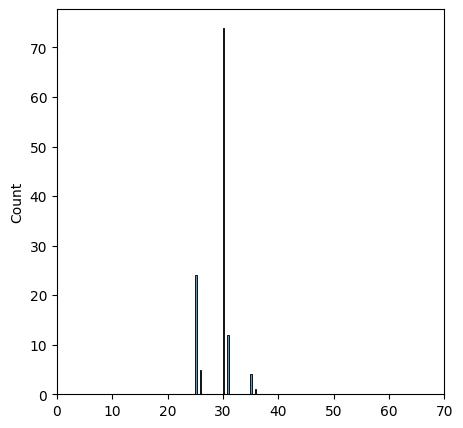
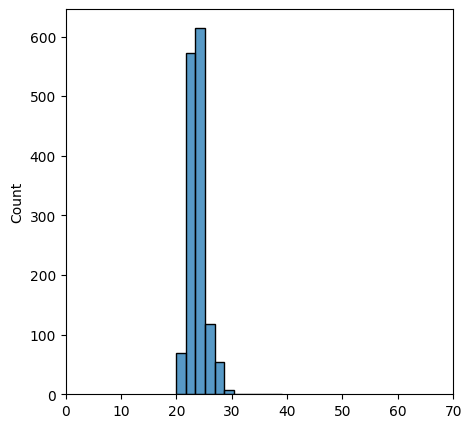
The notebook cell's code change between the first figure and the second:
--- before
+++ after
@@ -5,89 +5,6 @@
 from scipy.ndimage import binary_opening
 
-def _odd_kernel(samples: int) -> int:
-    k = int(max(1, samples))
-    return k if k % 2 == 1 else k + 1
-
-def hampel_filter(x, fs, window_ms=20.0, n_sigmas=3.0):
-    """
-    Robust outlier replace: replace spikes deviating > n_sigmas * (1.4826*MAD)
-    from the local median within a window. Returns (y, outlier_idx).
-    """
-    x = np.asarray(x).astype(float)
-    k = _odd_kernel(round(window_ms * fs / 1000.0))
-    half = k // 2
-    # Pad at edges to keep length
-    padded = np.pad(x, (half, half), mode='edge')
-    windows = sliding_window_view(padded, k)  # shape (N, k)
-    med = np.median(windows, axis=1)
-    mad = np.median(np.abs(windows - med[:, None]), axis=1)
-    sigma = 1.4826 * mad  # convert MAD to robust sigma
-    outliers = np.abs(x - med) > (n_sigmas * np.maximum(sigma, 1e-12))
-    y = x.copy()
-    y[outliers] = med[outliers]
-    return y, np.flatnonzero(outliers)
-
-def median_denoise(x, fs, window_ms=9.0):
-    """
-    Median filter denoising with an odd kernel derived from window_ms.
-    """
-    x = np.asarray(x).astype(float)
-    k = _odd_kernel(round(window_ms * fs / 1000.0))
-    return medfilt(x, kernel_size=k)
-
-def remove_short_nonzero_runs(x, fs, glitch_max_ms=10.0, amp_thresh=0.0):
-    """
-    Morphological opening on a binary mask of |x| > amp_thresh to erase
-    nonzero runs shorter than glitch_max_ms. Returns (y, removed_idx).
-    """
-    x = np.asarray(x).astype(float)
-    mask = np.abs(x) > amp_thresh
-    se_len = max(1, int(round(glitch_max_ms * fs / 1000.0)))
-    structure = np.ones(se_len, dtype=bool)
-    opened = binary_opening(mask, structure=structure)
-    removed = mask & (~opened)  # short runs removed by opening
-    y = x.copy()
-    y[removed] = 0.0
-    return y, np.flatnonzero(removed)
-
-def clean_signal(
-    x, fs,
-    method="hampel",
-    glitch_max_ms=10.0,
-    gap_ms=300.0,
-    pulse_ms=500.0,
-    n_sigmas=3.0,
-    window_ms=None,
-    amp_thresh=0.0
-):
-    """
-    Wrapper choosing a cleaning strategy:
-      - method='hampel': robust outlier replacement
-      - method='median': median filter
-      - method='morph': remove short nonzero runs via morphology
-    If window_ms is None, it is set based on glitch_max_ms.
-    """
-    if window_ms is None:
-        window_ms = max(3.0, float(glitch_max_ms))  # small window targeting glitches
-
-    if method.lower() == "hampel":
-        y, idx = hampel_filter(x, fs, window_ms=window_ms, n_sigmas=n_sigmas)
-    elif method.lower() == "median":
-        y = median_denoise(x, fs, window_ms=window_ms)
-        idx = np.array([], dtype=int)  # median doesn't explicitly flag indices
-    elif method.lower() in ("morph", "morphology", "opening"):
-        y, idx = remove_short_nonzero_runs(x, fs, glitch_max_ms=glitch_max_ms, amp_thresh=amp_thresh)
-    else:
-        raise ValueError("method must be 'hampel', 'median', or 'morph'")
-
-    return y, idx
-
-D = pd.read_csv(os.path.join(dataDir, 'test_01_20250912_161142.csv'))
-debug = pd.read_csv(os.path.join(dataDir, 'test_01_debug_20250912_161142.csv'))
-
-fs = 200  # Hz
-# y_morph, removed_idx = clean_signal(D.l3.values, fs, method="morph", glitch_max_ms=40, amp_thresh=0.1)
-# D.l3 = y_morph
-# print(removed_idx)
+D = pd.read_csv(os.path.join(dataDir, 'test_16_20250913_174650.csv'))
+debug = pd.read_csv(os.path.join(dataDir, 'test_16_debug_20250913_174656.csv'))
 
 state = D.state.values
@@ -117,5 +34,5 @@
 latency = signal_onset - go_onset
 fig, ax = plt.subplots(nrows=1,ncols=1,figsize=(5, 5))
-sns.histplot(latency, bins=40, ax=ax)
+sns.histplot(latency, bins=11, ax=ax)
 ax.set_xlim(0, 70)
 plt.show()
@@ -128,3 +45,2 @@
 print(f'mean latency: {np.mean(latency):.4f}ms +- {np.std(latency):.4f}ms STD')
 
-

Commit: update